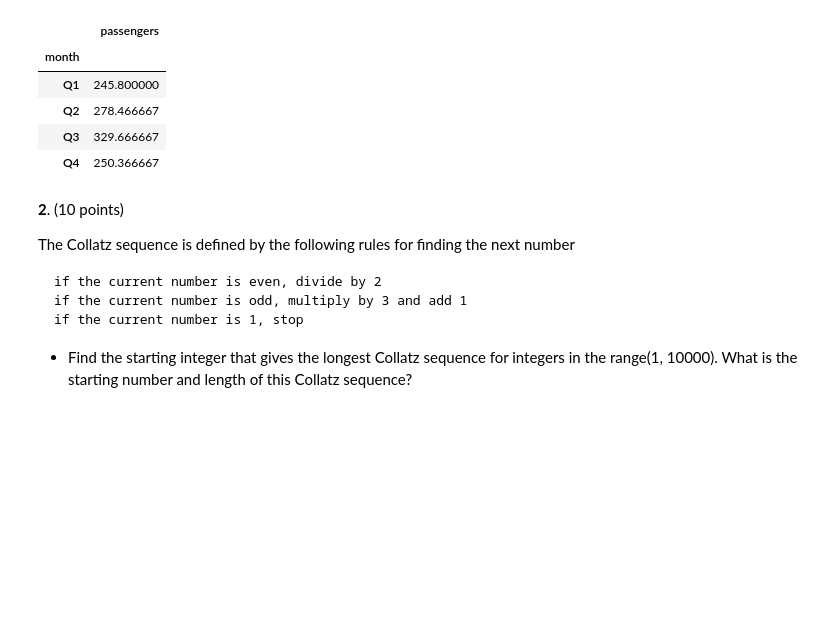
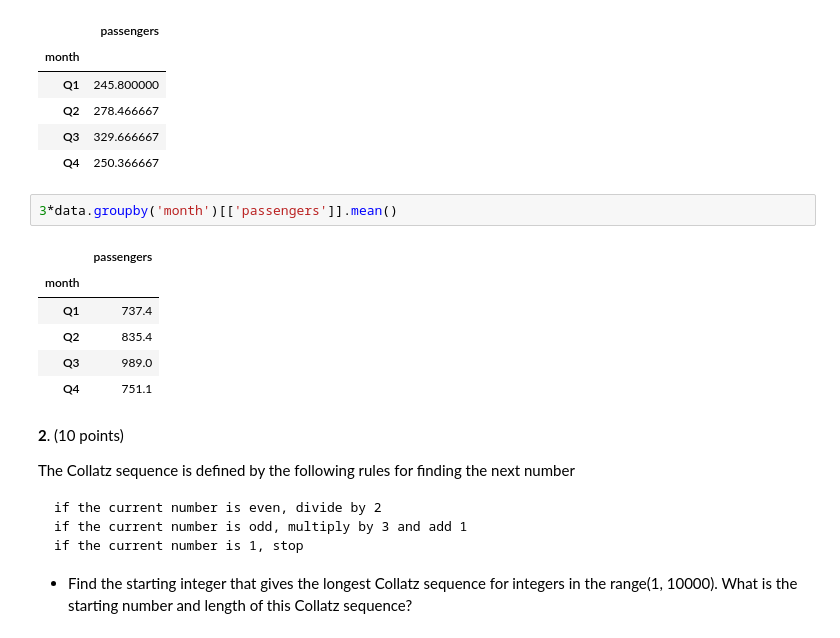
Before and after one commit to cliburn/sta-663-2018, a Jupyter notebook: exams/Midterm_Exams_Solutions.ipynb, the cells around one changed output. Drawn from its saved outputs; the diff is of its cells as text; blank space fills up the shorter version.

```diff
--- a/exams/Midterm_Exams_Solutions.ipynb
+++ b/exams/Midterm_Exams_Solutions.ipynb
@@ -64,6 +64,15 @@ data.groupby('month')[['passengers']].mean()
 | Q2 | 278.466667 |
 | Q3 | 329.666667 |
 | Q4 | 250.366667 |
+# %%
+3*data.groupby('month')[['passengers']].mean()
+# %% [output]
+|  | passengers |
+| month |  |
+| Q1 | 737.4 |
+| Q2 | 835.4 |
+| Q3 | 989.0 |
+| Q4 | 751.1 |
 # %% [markdown]
 **2**. (10 points)
 
```
Also changed, not shown: parts of 3 cells of this notebook.
